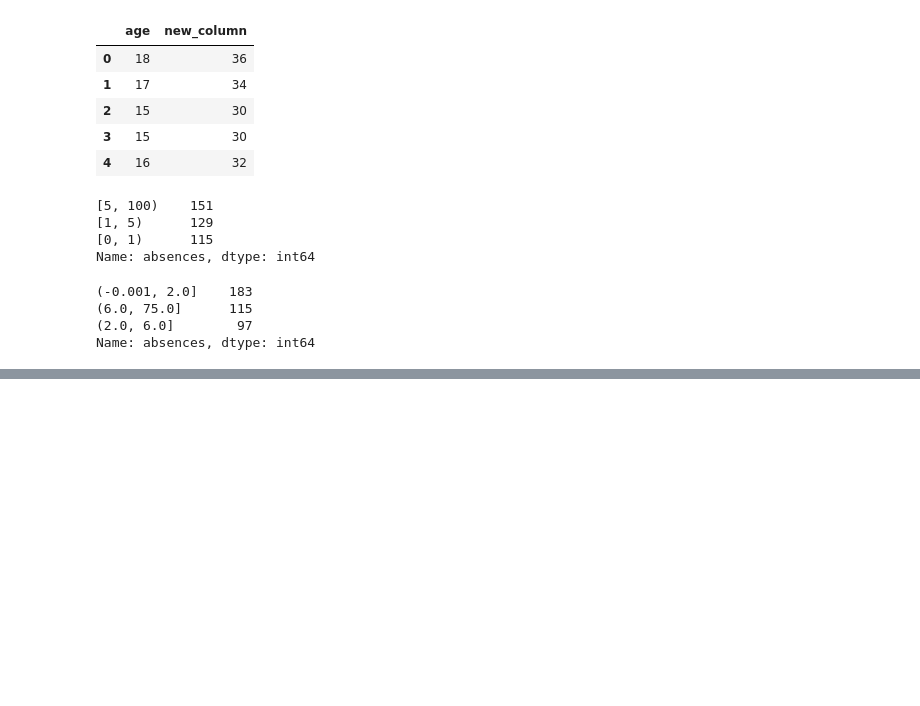
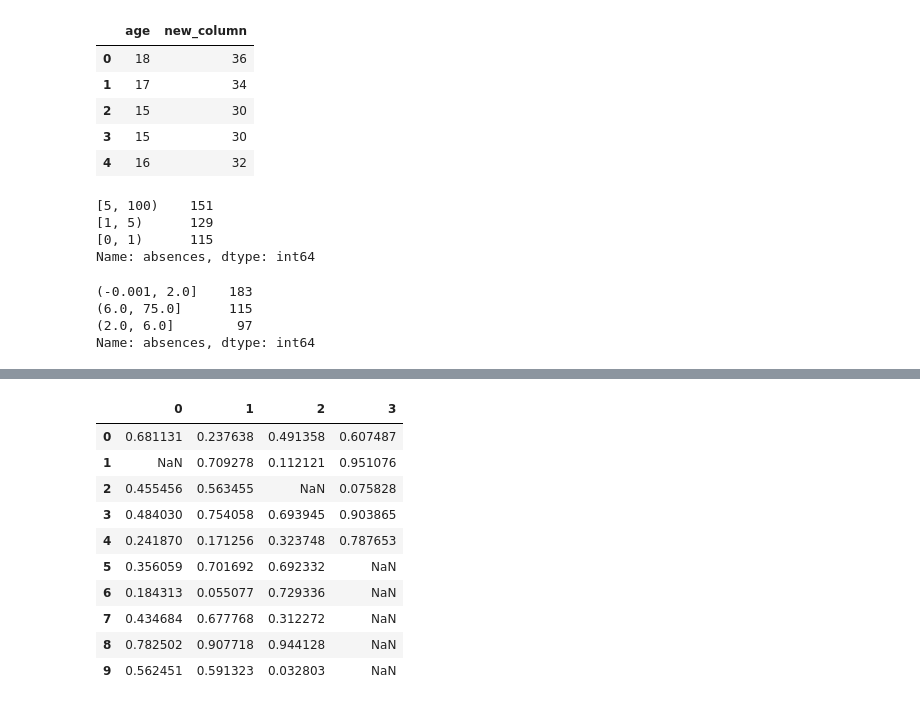
Before and after one commit to MMM-Sci/python_prac, a Jupyter notebook: CH6_Pandas.ipynb, the cells around one changed output, grey strips where cells are left out. Cells and saved outputs as stored; diff of their text form; code cells hidden in the pictures; blank space fills up the shorter version.

```diff
--- a/CH6_Pandas.ipynb
+++ b/CH6_Pandas.ipynb
@@ -739,0 +789,22 @@ Name: absences, dtype: int64
+# %%
+# p.185
+
+df = pd.DataFrame(np.random.rand(10, 4))
+
+df.iloc[1, 0] = np.nan
+df.iloc[2:3, 2] = np.nan
+df.iloc[5:, 3] = np.nan
+
+df
+# %% [output]
+|  | 0 | 1 | 2 | 3 |
+| 0 | 0.681131 | 0.237638 | 0.491358 | 0.607487 |
+| 1 | NaN | 0.709278 | 0.112121 | 0.951076 |
+| 2 | 0.455456 | 0.563455 | NaN | 0.075828 |
+| 3 | 0.484030 | 0.754058 | 0.693945 | 0.903865 |
+| 4 | 0.241870 | 0.171256 | 0.323748 | 0.787653 |
+| 5 | 0.356059 | 0.701692 | 0.692332 | NaN |
+| 6 | 0.184313 | 0.055077 | 0.729336 | NaN |
+| 7 | 0.434684 | 0.677768 | 0.312272 | NaN |
+| 8 | 0.782502 | 0.907718 | 0.944128 | NaN |
+| 9 | 0.562451 | 0.591323 | 0.032803 | NaN |
```
Also changed, not shown: parts of 15 cells of this notebook.
